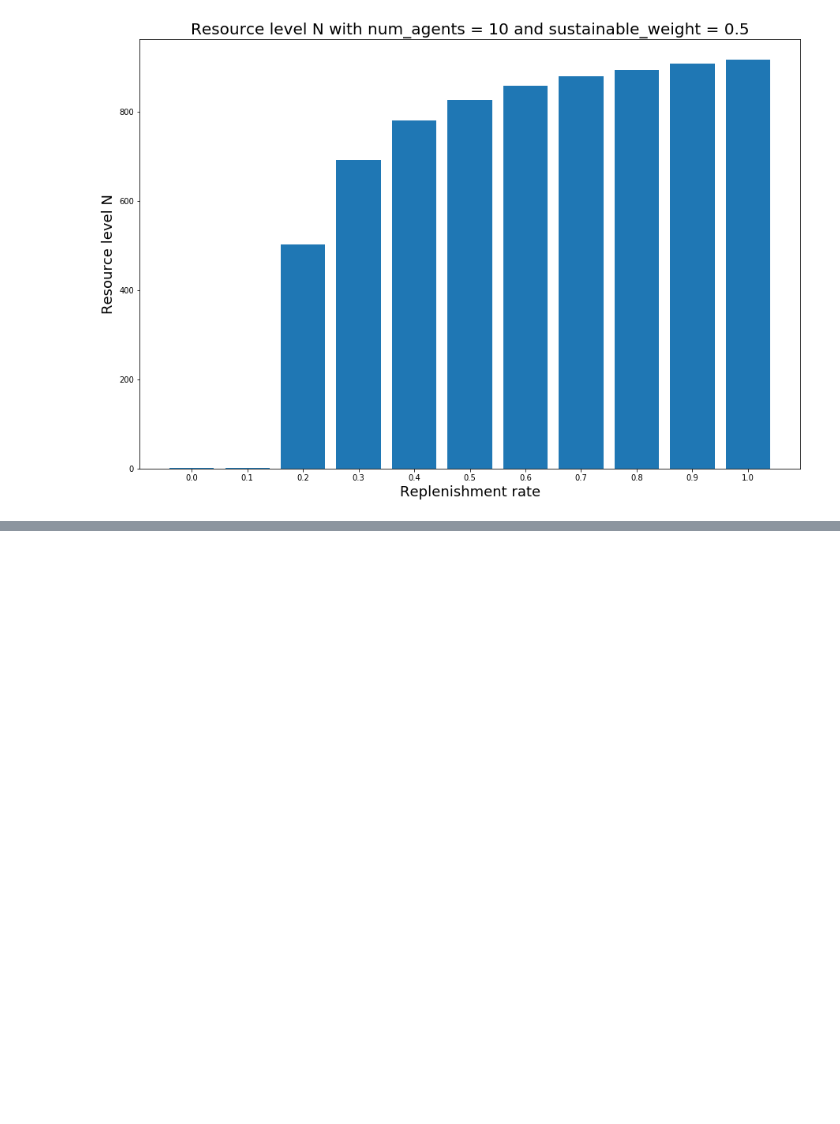
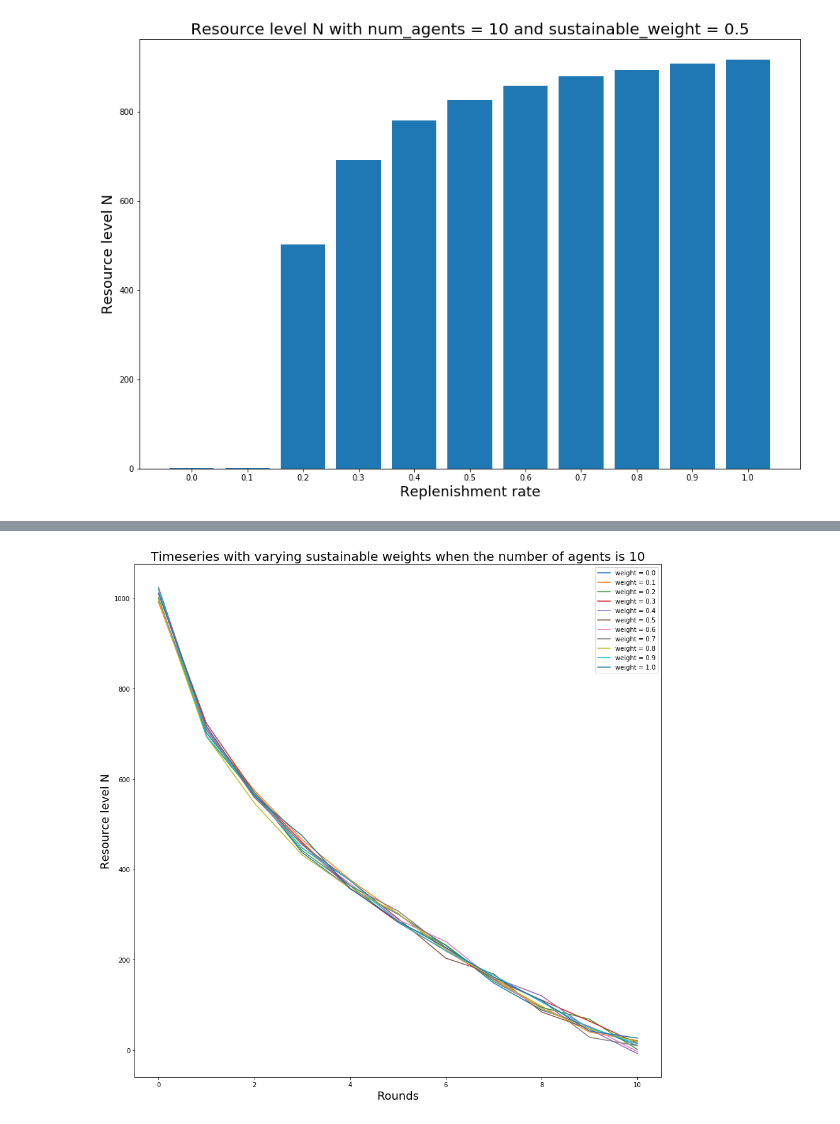
Before and after one commit to zhouker94/Multi-Agent-DRL, a Jupyter notebook: analysis.ipynb, the cells around one changed output, grey strips where cells are left out. Cells and saved outputs as stored; diff of their text form; code cells hidden in the pictures; blank space fills up the shorter version.

```diff
--- a/analysis.ipynb
+++ b/analysis.ipynb
@@ -169,0 +194,27 @@ AttributeError: module 'pandas' has no attribute 'rolling'
+# %%
+log_dir = "log/agent_model/"
+model_list = sorted(os.listdir(log_dir))
+fig = plt.figure(num=None, figsize=(15, 15))
+
+legends = []
+for dir_name in model_list:
+    if dir_name.split('_')[2] == '10':
+        file_name = log_dir + dir_name + '/' + 'dqn_0.5_test_resource_level.txt'
+        try:
+            df = pd.read_csv(file_name, header=None)
+        except:
+            break
+
+        noise = np.random.normal(0, 10, df.shape)
+        df += noise
+        df.columns = ["r"]
+        plt.plot(df)
+        legends.append('weight = ' + dir_name.split('_')[1])
+
+plt.title("Timeseries with varying sustainable weights when the number of agents is 10", fontsize=20)
+plt.ylabel('Resource level N', fontsize=18)
+plt.xlabel('Rounds', fontsize=18)
+plt.legend(legends)
+plt.show()
+# %% [output]
+[figure, added]
```
Also changed, not shown: parts of 2 cells of this notebook, 4 other files.
